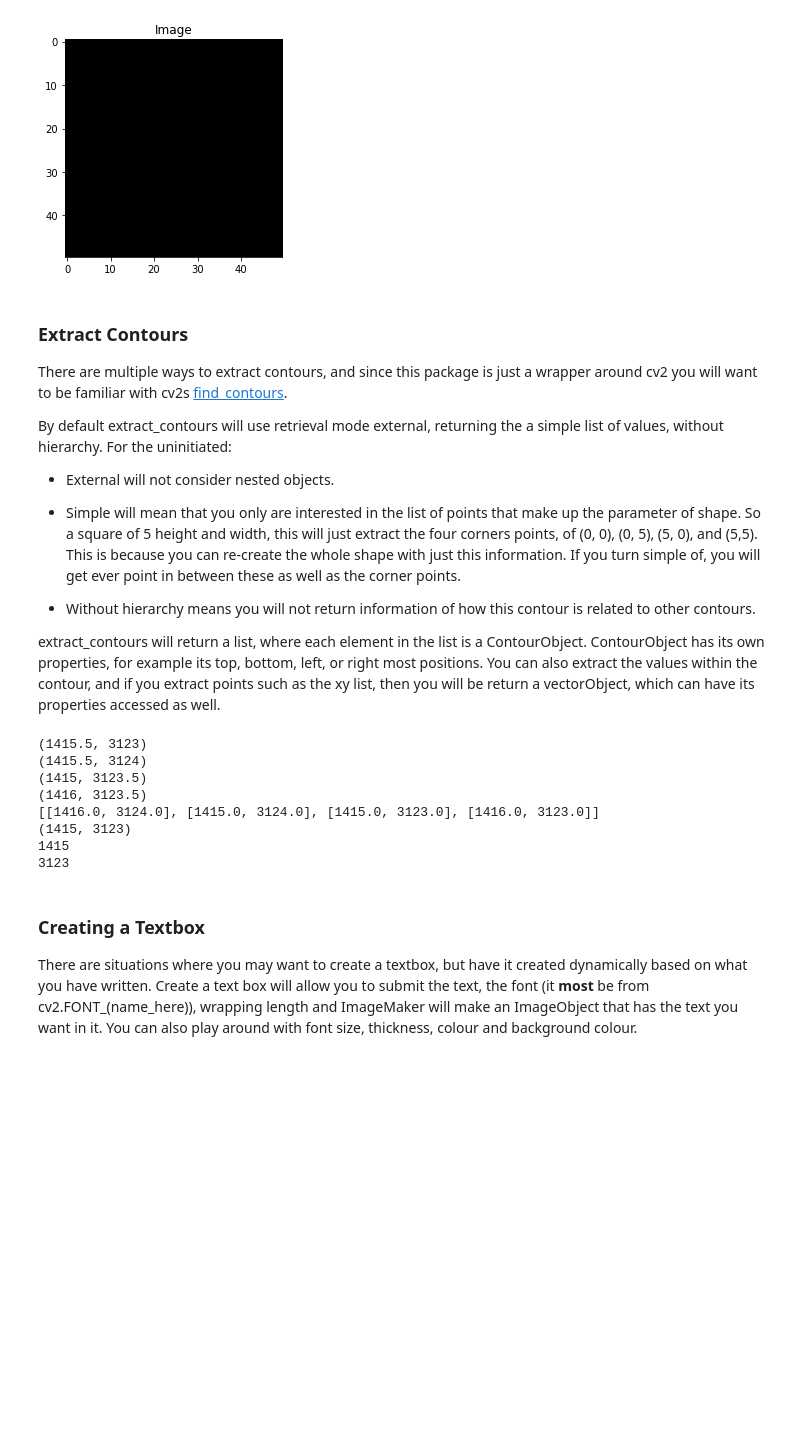
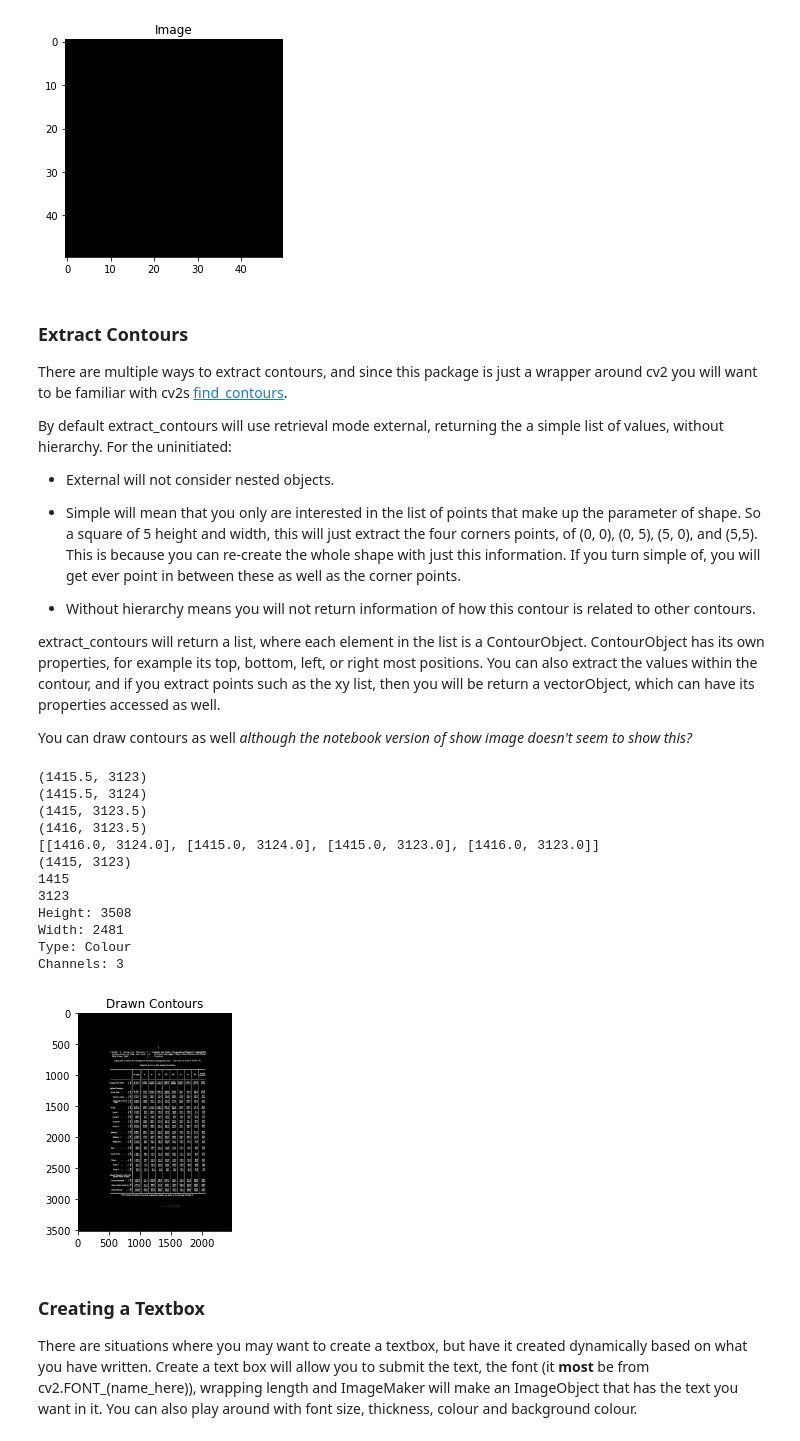
Before and after one commit to sbaker-dev/imageObjects, a Jupyter notebook: Examples/Examples.ipynb, the cells around one changed output. Drawn from its saved outputs; the diff is of its cells as text; code cells hidden in the pictures; blank space fills up the shorter version.

Commit message:
draw contours

```diff
--- a/Examples/Examples.ipynb
+++ b/Examples/Examples.ipynb
@@ -87,32 +87,43 @@ extract_contours will return a list, where each element in the list is a Contour
 properties, for example its top, bottom, left, or right most positions. You can also extract the values within the
 contour, and if you extract points such as the xy list, then you will be return a vectorObject, which can have its
 properties accessed as well.
+
+You can draw contours as well *although the notebook version of show image doesn't seem to show this?*
 # %%
 extracted_contours = image.extract_contours("external")
 
 for contour in extracted_contours:
 
     print(contour.top)
     print(contour.bottom)
     print(contour.left)
     print(contour.right)
     print(contour.bounding_box_points)
 
     for xy in contour.xy_list:
         print(xy)
         print(xy.x)
         print(xy.y)
         break
     break
+
+largest = image.extract_defining_contour()
+image.draw_contour(largest, (255, 0, 0), -1)
+image.notebook_show("Drawn Contours")
 # %% [output]
 (1415.5, 3123)
 (1415.5, 3124)
 (1415, 3123.5)
 (1416, 3123.5)
 [[1416.0, 3124.0], [1415.0, 3124.0], [1415.0, 3123.0], [1416.0, 3123.0]]
 (1415, 3123)
 1415
 3123
+Height: 3508
+Width: 2481
+Type: Colour
+Channels: 3
+[figure, added]
 # %% [markdown]
 ### Creating a Textbox
 
```
Also changed, not shown: 2 other files.
